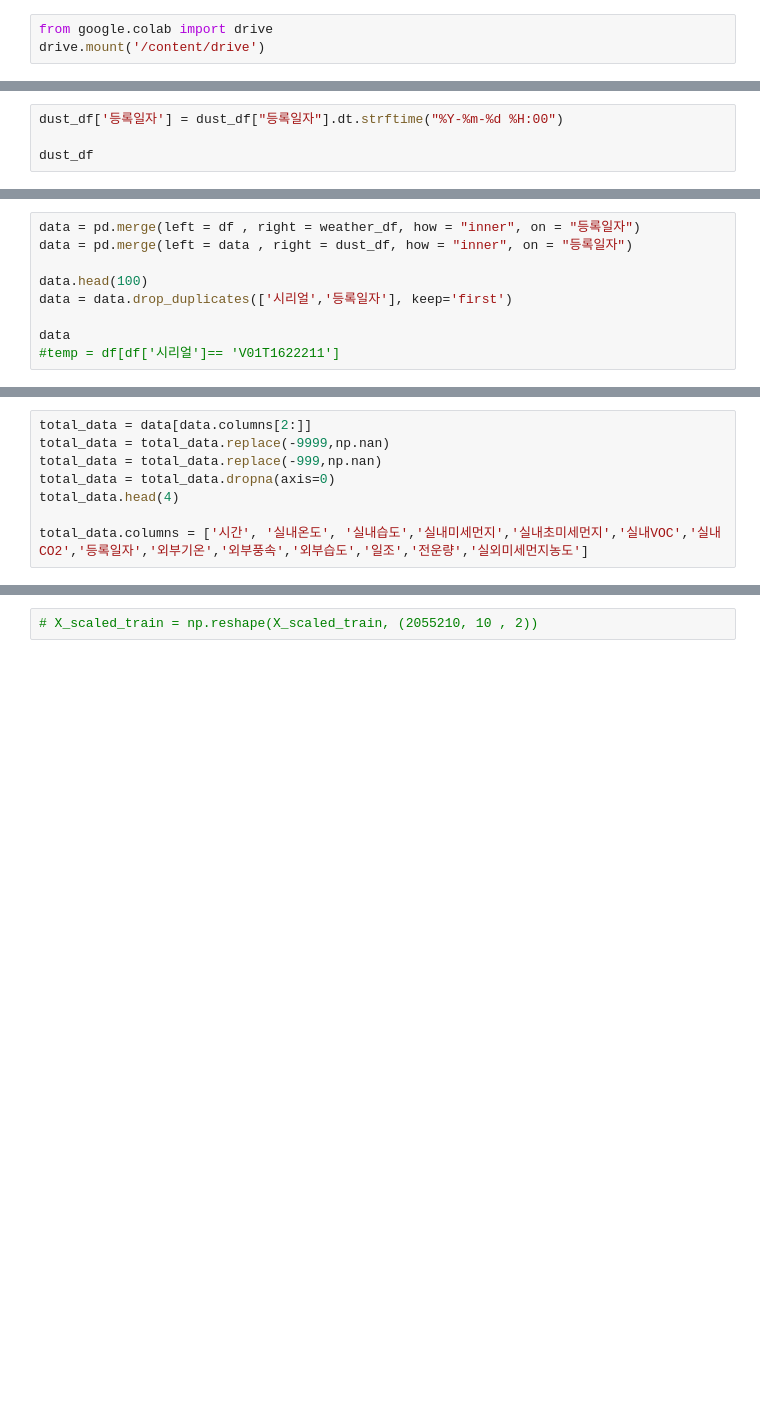
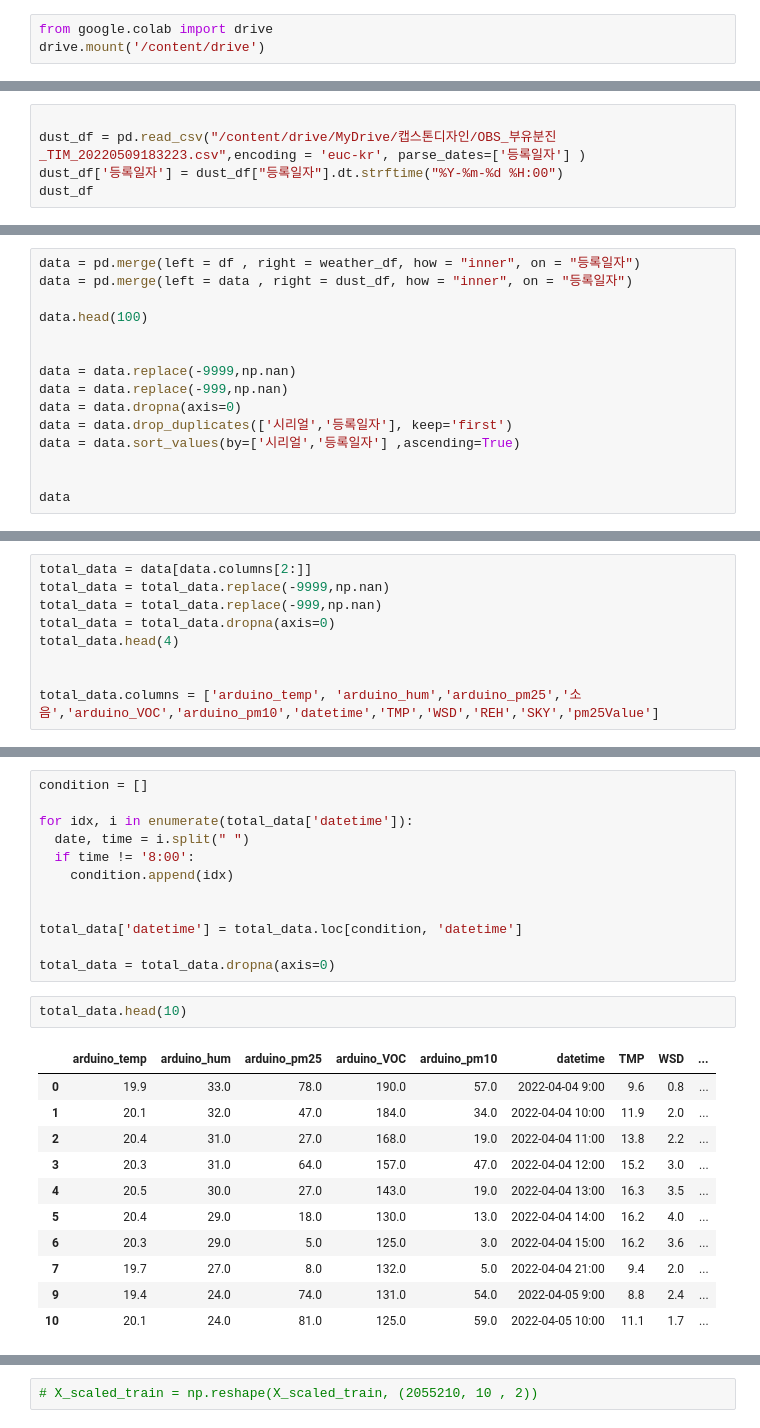
Before and after one commit to Yoonsun222/CapstoneDesign, a Jupyter notebook: 캡스톤디자인.ipynb, the cells around one changed output, grey strips where cells are left out. Saved outputs shown, nothing was run; the diff lists cells and outputs as text; blank space fills up the shorter version.

```diff
--- a/캡스톤디자인.ipynb
+++ b/캡스톤디자인.ipynb
@@ -58,4 +30,5 @@ weather_df
 # %%
+
+dust_df = pd.read_csv("/content/drive/MyDrive/캡스톤디자인/OBS_부유분진_TIM_20220509183223.csv",encoding = 'euc-kr', parse_dates=['등록일자'] )
 dust_df['등록일자'] = dust_df["등록일자"].dt.strftime("%Y-%m-%d %H:00")
-
 dust_df
@@ -78,7 +37,13 @@ data = pd.merge(left = df , right = weather_df, how = "inner", on = "등록일
 data = pd.merge(left = data , right = dust_df, how = "inner", on = "등록일자")
 
 data.head(100)
+
+
+data = data.replace(-9999,np.nan)
+data = data.replace(-999,np.nan)
+data = data.dropna(axis=0)
 data = data.drop_duplicates(['시리얼','등록일자'], keep='first')
+data = data.sort_values(by=['시리얼','등록일자'] ,ascending=True)
+
 
 data
-#temp = df[df['시리얼']== 'V01T1622211']
@@ -109,5 +61,6 @@ total_data = total_data.replace(-999,np.nan)
 total_data = total_data.dropna(axis=0)
 total_data.head(4)
 
-total_data.columns = ['시간', '실내온도', '실내습도','실내미세먼지','실내초미세먼지','실내VOC','실내CO2','등록일자','외부기온','외부풍속','외부습도','일조','전운량','실외미세먼지농도']
+
+total_data.columns = ['arduino_temp', 'arduino_hum','arduino_pm25','소음','arduino_VOC','arduino_pm10','datetime','TMP','WSD','REH','SKY','pm25Value']
 # %%
@@ -123,0 +88,26 @@ Y = total_data[total_data.columns[[3]]]
+# %%
+condition = []
+
+for idx, i in enumerate(total_data['datetime']):
+  date, time = i.split(" ")
+  if time != '8:00':
+    condition.append(idx)
+
+
+total_data['datetime'] = total_data.loc[condition, 'datetime']
+
+total_data = total_data.dropna(axis=0)
+# %%
+total_data.head(10)
+# %% [output]
+|  | arduino_temp | arduino_hum | arduino_pm25 | arduino_VOC | arduino_pm10 | datetime | TMP | WSD | ... |
+| 0 | 19.9 | 33.0 | 78.0 | 190.0 | 57.0 | 2022-04-04 9:00 | 9.6 | 0.8 | ... |
+| 1 | 20.1 | 32.0 | 47.0 | 184.0 | 34.0 | 2022-04-04 10:00 | 11.9 | 2.0 | ... |
+| 2 | 20.4 | 31.0 | 27.0 | 168.0 | 19.0 | 2022-04-04 11:00 | 13.8 | 2.2 | ... |
+| 3 | 20.3 | 31.0 | 64.0 | 157.0 | 47.0 | 2022-04-04 12:00 | 15.2 | 3.0 | ... |
+| 4 | 20.5 | 30.0 | 27.0 | 143.0 | 19.0 | 2022-04-04 13:00 | 16.3 | 3.5 | ... |
+| 5 | 20.4 | 29.0 | 18.0 | 130.0 | 13.0 | 2022-04-04 14:00 | 16.2 | 4.0 | ... |
+| 6 | 20.3 | 29.0 | 5.0 | 125.0 | 3.0 | 2022-04-04 15:00 | 16.2 | 3.6 | ... |
+| 7 | 19.7 | 27.0 | 8.0 | 132.0 | 5.0 | 2022-04-04 21:00 | 9.4 | 2.0 | ... |
+| 9 | 19.4 | 24.0 | 74.0 | 131.0 | 54.0 | 2022-04-05 9:00 | 8.8 | 2.4 | ... |
+| 10 | 20.1 | 24.0 | 81.0 | 125.0 | 59.0 | 2022-04-05 10:00 | 11.1 | 1.7 | ... |
```
Also changed, not shown: parts of 21 cells of this notebook.
